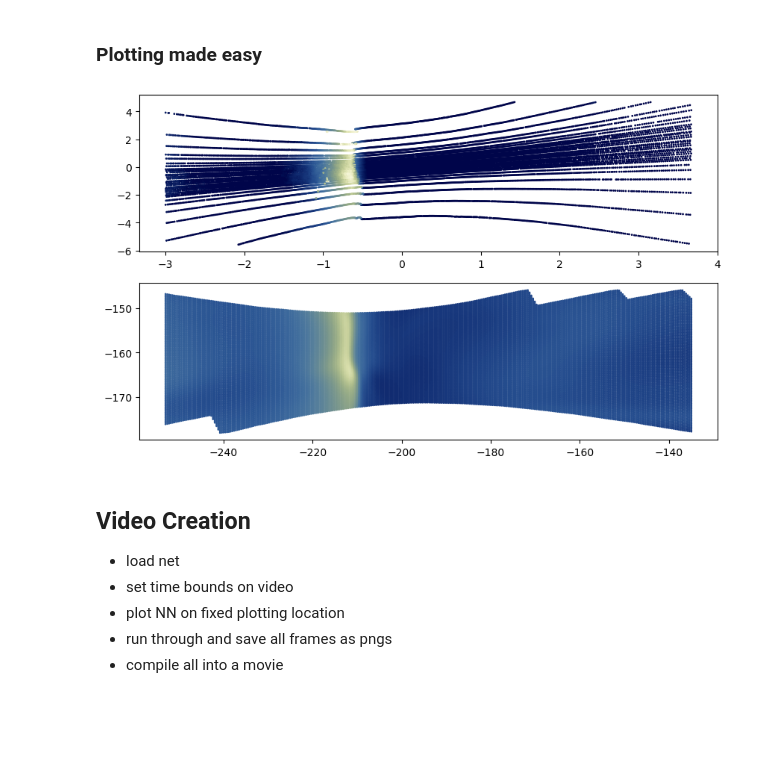
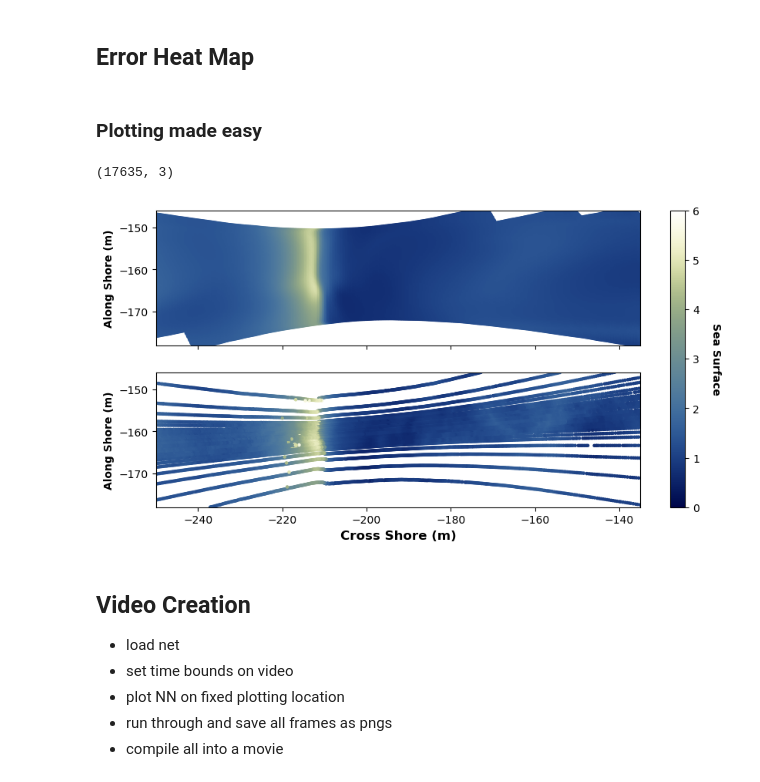
Before and after one commit to davebobculver/siren-sea-surface-code, a Jupyter notebook: net_plots.ipynb, the cells around one changed output. Cells and saved outputs as stored; diff of their text form; code cells hidden in the pictures; blank space fills up the shorter version.

Commit message:
Commiting these changes
Better Training.

Debugging still in progress

```diff
--- a/net_plots.ipynb
+++ b/net_plots.ipynb
@@ -1,3 +298,5 @@
+# %% [markdown]
+## Error Heat Map
 # %% [markdown]
 ### Plotting made easy
 # %%
@@ -37,6 +326,10 @@ def net_eval_at_t(time):
 # %%
 from Modules.evaluate import Evaluator
 from Modules.evaluate import pick_data
+
+def add_t(tensor, time):
+    return torch.cat([tensor, torch.ones_like(tensor[:, 0]).unsqueeze(1)*time], dim=1).to(dtype=torch.float32)
+
 inputs = torch.load('Modules/plotting_region.pt', weights_only = True)
 inputs = add_t(inputs, 30)
 
@@ -44,25 +337,20 @@ inputs = add_t(inputs, 30)
 evalulator = Evaluator(net, scalers = model['scalers'], inputs=inputs)
 pred_z = evalulator.net_eval()
 
-raw = pick_data(data=data, beams= train_beams, frames =frames, )
+raw = pick_data(data=data, beams= train_beams, frames =frames)
+raw_in, raw_out = raw.data_out_numpy(30)
+print(raw_in.shape)
+raw_x = raw_in[:,0]
+raw_y = raw_in[:,1]
+raw_z = raw_out
 
 x = inputs[:, 0].reshape(-1, 1)
 y = inputs[:, 1].reshape(-1, 1)
+# %% [output]
+(17635, 3)
 # %%
-# Make the pretty plot
-import matplotlib.pyplot as plt
-import seaborn as sns
-import cmcrameri.cm as cmc
-
-#Make the plot
-fig, (ax1, ax2) = plt.subplots(2, figsize=(10, 6))
-
-ax1.scatter(raw_x, raw_y, c=raw_z, cmap=cmc.davos, s=1, vmin = 0, vmax = 6)
-ax2.scatter(x, y, c=pred_z, cmap=cmc.davos, s=1, vmin = 0, vmax = 6)
-
-plt.show()
 # %% [output]
-[figure, old version]
+[figure, new version]
 # %%
 ' Make an error map, showing the regions of large discrepency.'
 # %% [markdown]
```
Also changed, not shown: parts of 17 cells of this notebook, 7 other files.
